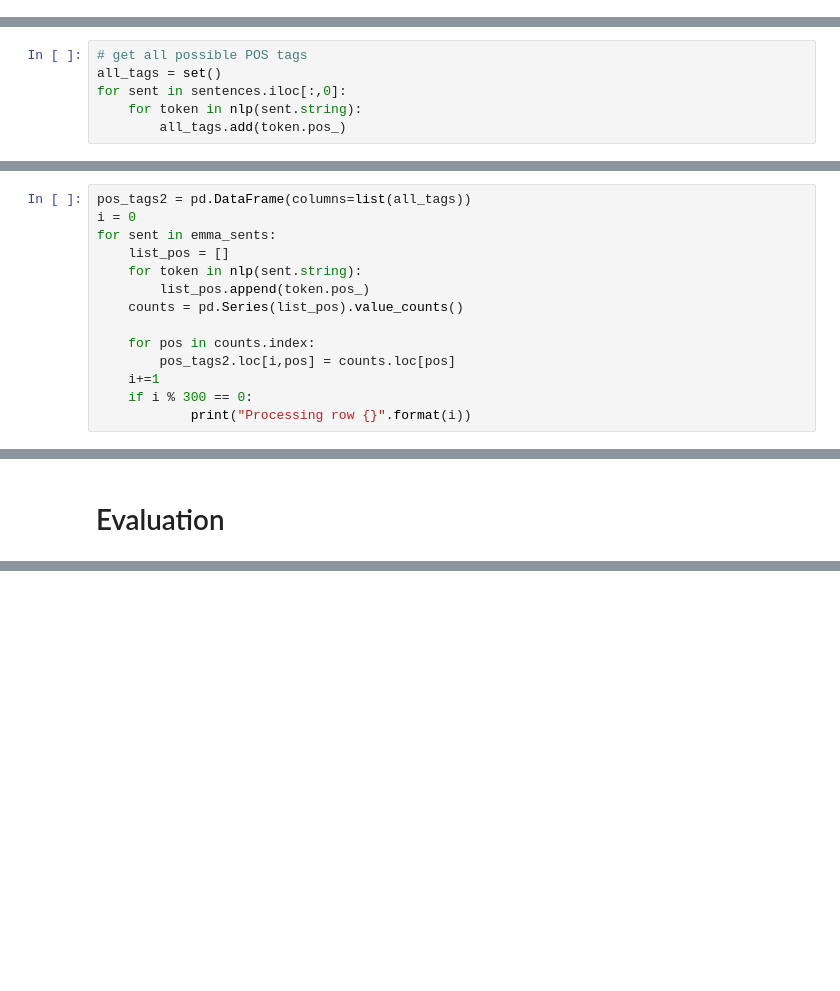
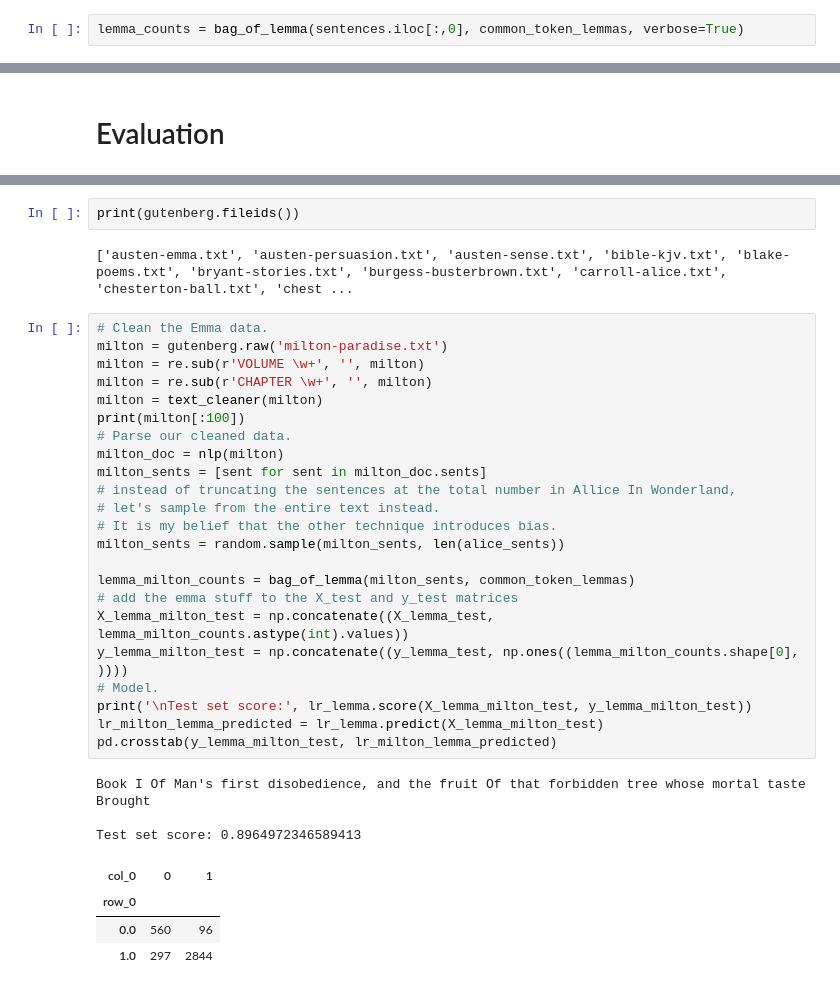
Before and after one commit to mkm29/DataScience, a Jupyter notebook: thinkful/unit/4/4/4.4.2+Supervised+NLP.ipynb, the cells around one changed output, grey strips where cells are left out. Saved outputs shown, nothing was run; the diff lists cells and outputs as text; blank space fills up the shorter version.

```diff
--- a/thinkful/unit/4/4/4.4.2+Supervised+NLP.ipynb
+++ b/thinkful/unit/4/4/4.4.2+Supervised+NLP.ipynb
@@ -133,0 +196,2 @@ X = counts.astype(int).values
+# %%
+lemma_counts = bag_of_lemma(sentences.iloc[:,0], common_token_lemmas, verbose=True)
@@ -292,6 +416,0 @@ sns.distplot(avg_word_lengths)
-# %%
-# get all possible POS tags
-all_tags = set()
-for sent in sentences.iloc[:,0]:
-    for token in nlp(sent.string):
-        all_tags.add(token.pos_)
@@ -330,14 +416,0 @@ Processing row 5100
-# %%
-pos_tags2 = pd.DataFrame(columns=list(all_tags))
-i = 0
-for sent in emma_sents:
-    list_pos = []
-    for token in nlp(sent.string):
-        list_pos.append(token.pos_)
-    counts = pd.Series(list_pos).value_counts()
-
-    for pos in counts.index:
-        pos_tags2.loc[i,pos] = counts.loc[pos]
-    i+=1
-    if i % 300 == 0:
-            print("Processing row {}".format(i))
@@ -413,0 +449,35 @@ Test set score: 0.8633273703041144
+# %%
+print(gutenberg.fileids())
+# %% [output]
+['austen-emma.txt', 'austen-persuasion.txt', 'austen-sense.txt', 'bible-kjv.txt', 'blake-poems.txt', 'bryant-stories.txt', 'burgess-busterbrown.txt', 'carroll-alice.txt', 'chesterton-ball.txt', 'chest ...
+# %%
+# Clean the Emma data.
+milton = gutenberg.raw('milton-paradise.txt')
+milton = re.sub(r'VOLUME \w+', '', milton)
+milton = re.sub(r'CHAPTER \w+', '', milton)
+milton = text_cleaner(milton)
+print(milton[:100])
+# Parse our cleaned data.
+milton_doc = nlp(milton)
+milton_sents = [sent for sent in milton_doc.sents]
+# instead of truncating the sentences at the total number in Allice In Wonderland,
+# let's sample from the entire text instead.
+# It is my belief that the other technique introduces bias.
+milton_sents = random.sample(milton_sents, len(alice_sents))
+
+lemma_milton_counts = bag_of_lemma(milton_sents, common_token_lemmas)
+# add the emma stuff to the X_test and y_test matrices
+X_lemma_milton_test = np.concatenate((X_lemma_test, lemma_milton_counts.astype(int).values))
+y_lemma_milton_test = np.concatenate((y_lemma_test, np.ones((lemma_milton_counts.shape[0], ))))
+# Model.
+print('\nTest set score:', lr_lemma.score(X_lemma_milton_test, y_lemma_milton_test))
+lr_milton_lemma_predicted = lr_lemma.predict(X_lemma_milton_test)
+pd.crosstab(y_lemma_milton_test, lr_milton_lemma_predicted)
+# %% [output]
+Book I Of Man's first disobedience, and the fruit Of that forbidden tree whose mortal taste Brought
+
+Test set score: 0.8964972346589413
+| col_0 | 0 | 1 |
+| row_0 |  |  |
+| 0.0 | 560 | 96 |
+| 1.0 | 297 | 2844 |
```
Also changed, not shown: parts of 54 cells of this notebook.
